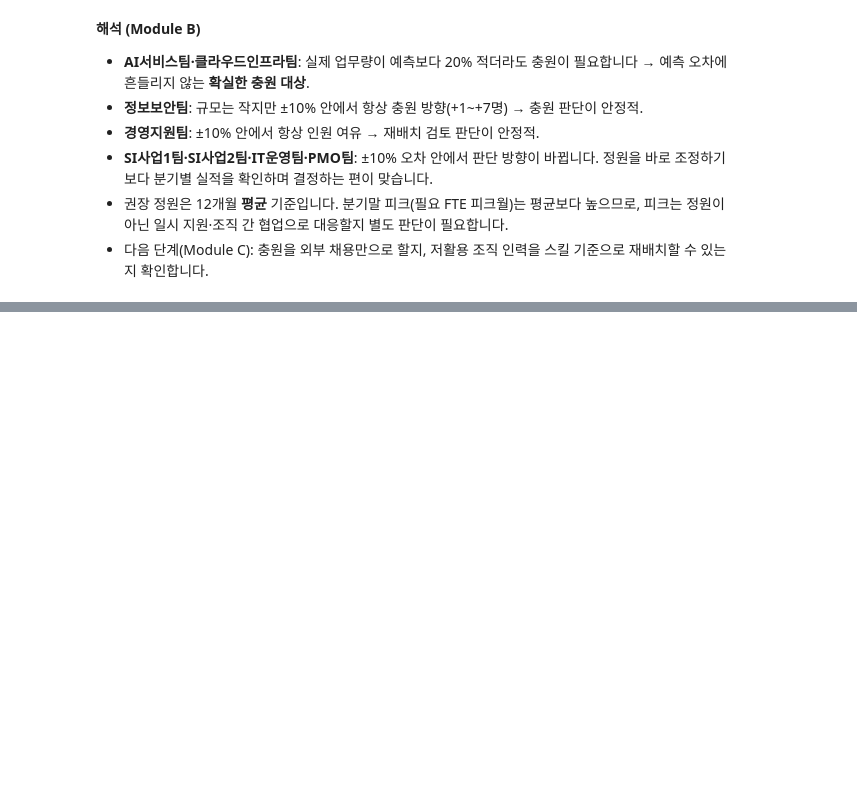
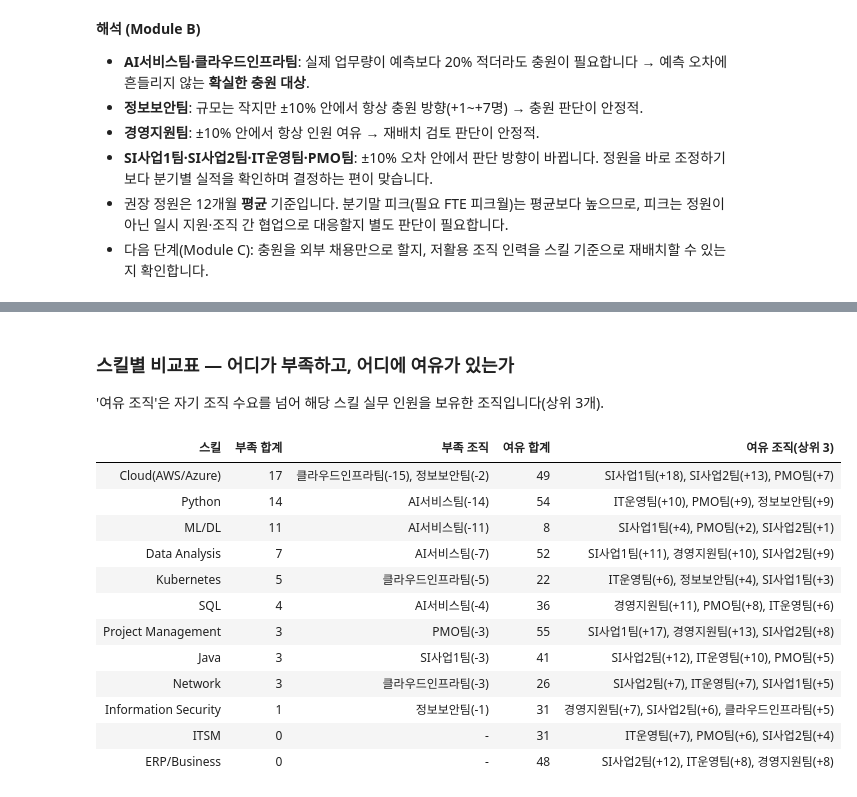
Before and after one commit to sujin-1015/orgpilot-ai, a Jupyter notebook: notebooks/analysis.ipynb, the cells around one changed output, grey strips where cells are left out. Cells and saved outputs as stored; diff of their text form; code cells hidden in the pictures; blank space fills up the shorter version.

```diff
--- a/notebooks/analysis.ipynb
+++ b/notebooks/analysis.ipynb
@@ -338,0 +388,21 @@ fig.tight_layout(); fig.savefig(IMG / "b_sensitivity.png", bbox_inches="tight")
+# %% [markdown]
+### 스킬별 비교표 — 어디가 부족하고, 어디에 여유가 있는가
+'여유 조직'은 자기 조직 수요를 넘어 해당 스킬 실무 인원을 보유한 조직입니다(상위 3개).
+# %%
+cmp = C.skill_comparison(tables, table)
+cmp.rename(columns={"skill": "스킬", "shortage_total": "부족 합계", "shortage_depts": "부족 조직",
+                    "surplus_total": "여유 합계", "surplus_depts": "여유 조직(상위 3)"}).style.hide(axis="index")
+# %% [output]
+| 스킬 | 부족 합계 | 부족 조직 | 여유 합계 | 여유 조직(상위 3) |
+| Cloud(AWS/Azure) | 17 | 클라우드인프라팀(-15), 정보보안팀(-2) | 49 | SI사업1팀(+18), SI사업2팀(+13), PMO팀(+7) |
+| Python | 14 | AI서비스팀(-14) | 54 | IT운영팀(+10), PMO팀(+9), 정보보안팀(+9) |
+| ML/DL | 11 | AI서비스팀(-11) | 8 | SI사업1팀(+4), PMO팀(+2), SI사업2팀(+1) |
+| Data Analysis | 7 | AI서비스팀(-7) | 52 | SI사업1팀(+11), 경영지원팀(+10), SI사업2팀(+9) |
+| Kubernetes | 5 | 클라우드인프라팀(-5) | 22 | IT운영팀(+6), 정보보안팀(+4), SI사업1팀(+3) |
+| SQL | 4 | AI서비스팀(-4) | 36 | 경영지원팀(+11), PMO팀(+8), IT운영팀(+6) |
+| Project Management | 3 | PMO팀(-3) | 55 | SI사업1팀(+17), 경영지원팀(+13), SI사업2팀(+8) |
+| Java | 3 | SI사업1팀(-3) | 41 | SI사업2팀(+12), IT운영팀(+10), PMO팀(+5) |
+| Network | 3 | 클라우드인프라팀(-3) | 26 | SI사업2팀(+7), IT운영팀(+7), SI사업1팀(+5) |
+| Information Security | 1 | 정보보안팀(-1) | 31 | 경영지원팀(+7), SI사업2팀(+6), 클라우드인프라팀(+5) |
+| ITSM | 0 | - | 31 | IT운영팀(+7), PMO팀(+6), SI사업2팀(+4) |
+| ERP/Business | 0 | - | 48 | SI사업2팀(+12), IT운영팀(+8), 경영지원팀(+8) |
```
Also changed, not shown: parts of 9 cells of this notebook, 6 other files.
